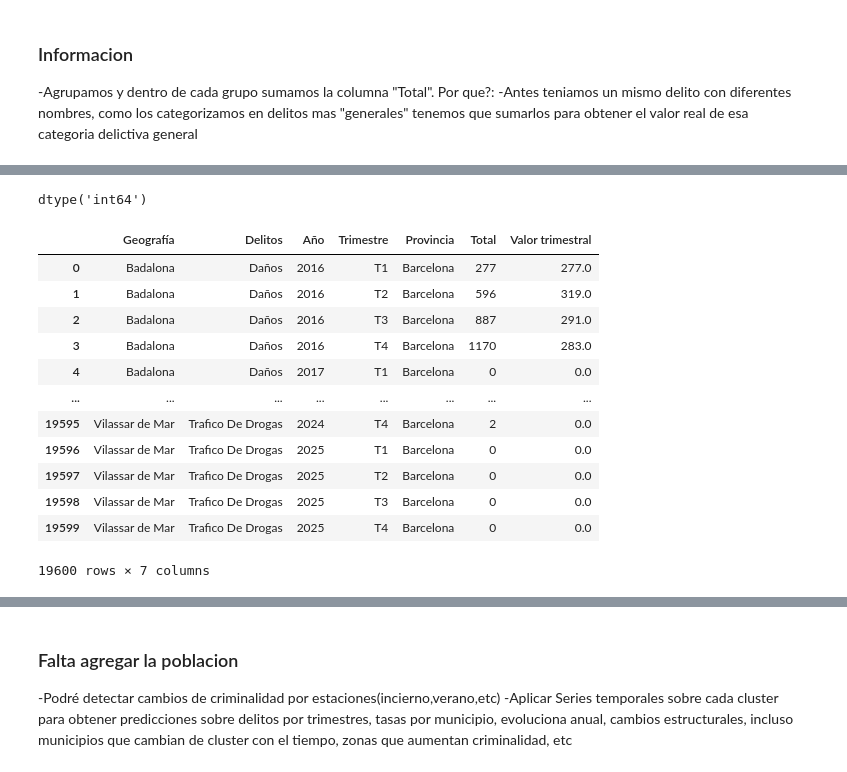
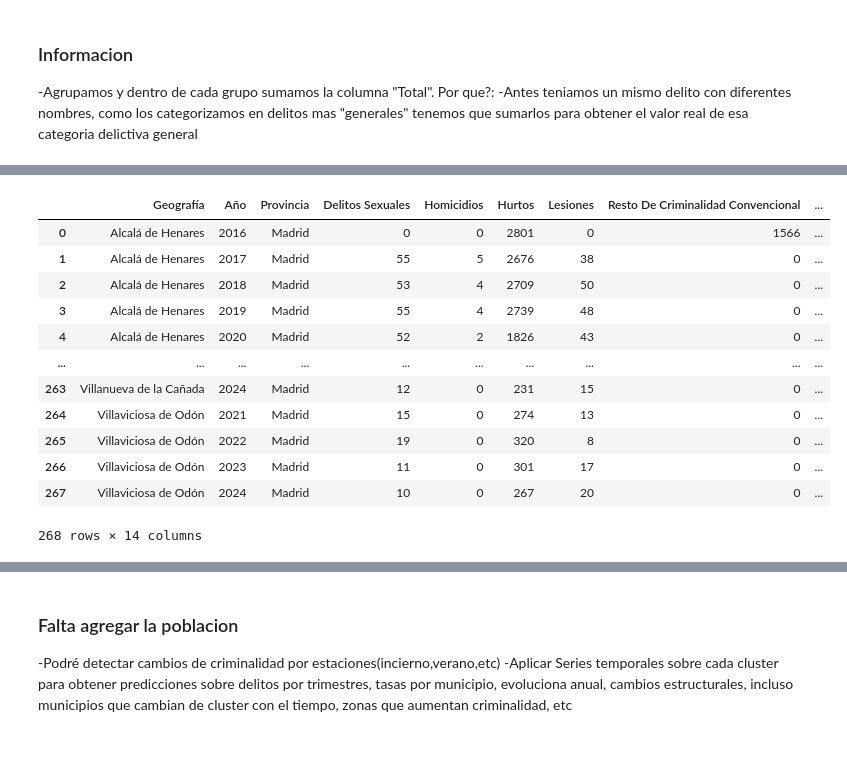
Before and after one commit to 4GeeksAcademy/sp-ml-20-final-project-g4, a Jupyter notebook: src/security_score_elreno23.ipynb, the cells around one changed output, grey strips where cells are left out. Cells and saved outputs as stored; diff of their text form; code cells hidden in the pictures.

```diff
--- a/src/security_score_elreno23.ipynb
+++ b/src/security_score_elreno23.ipynb
@@ -194,0 +143,5 @@ array(['- Municipio de Badalona', '- Municipio de Barberà del Vallès',
+# %%
+pd.set_option("display.max_rows",200)
+
+df_prueba = pd.DataFrame(df_limpieza_geografia["Geografía"].unique())
+df_prueba
@@ -408,8 +292,6 @@ def normalizar_texto_tipologia_penal(df):
     df["Tipología penal"] = (df["Tipología penal"]
                              .str.strip()
                              .str.lower()
-                             .str.replace(r"^[^a-zA-Z]+", "", regex=True) #elimina todo lo que no sea letra al inicio
-                             .str.replace(r"\(.*?\)", "", regex=True) #elimina paréntesis
                              .str.replace(r"\s+", " ", regex=True) #normaliza espacios
                              .str.strip()
                              )
@@ -657,38 +516,44 @@ df_trimestres_reales
-# %%
-df["Total"].head()
-df["Total"].dtype
-# %% [output]
-dtype('int64')
 # %%
-def pipeline_provincia(df, mapa_normalizacion):
+def pipeline_provincia(df, mapa_normalizacion, lista_municipios):
     df = limpiar_geografia_general(df)
     df = limpiar_tipologia_penal(df)
-    df = normalizar_nombres_municipios(df, mapa_normalizacion)
+
+    # Normalización de nombres de municipios (si hay mapa)
+    if mapa_normalizacion:
+        df = normalizacion_municipios(df, mapa_normalizacion)
+
+    # Filtrado por lista oficial de municipios
+    if lista_municipios:
+        df = filtrar_municipios(df, lista_municipios)
+
     df = normalizar_texto_tipologia_penal(df)
     df = generalizacion_tipologia_penal(df)
-    df = normalizacion_año_trimestres(df)
-    df = agregar_duplicados_tipologias(df)
-    df = calcular_trimestres_reales(df)
+    df = normalizacion_año_ultimo_trimestre(df)
+    df = pivot_delitos(df)
+
     return df
 
-df_valencia_limpio = pipeline_provincia(df_valencia, mapa_municipios_valencia)
-df_barcelona_limpio = pipeline_provincia(df_barcelona, mapa_municipios_barcelona)
-df_madrid_limpio = pipeline_provincia(df_madrid, {})
-df_barcelona_limpio
+
+df_valencia_limpio = pipeline_provincia(df_valencia,mapa_normalizacion_valencia, lista_municipios_valencia)
+
+df_barcelona_limpio = pipeline_provincia(df_barcelona,{},[])
+
+df_madrid_limpio = pipeline_provincia(df_madrid, {}, [])
+df_madrid_limpio
 # %% [output]
-|  | Geografía | Delitos | Año | Trimestre | Provincia | Total | Valor trimestral |
-| 0 | Badalona | Daños | 2016 | T1 | Barcelona | 277 | 277.0 |
-| 1 | Badalona | Daños | 2016 | T2 | Barcelona | 596 | 319.0 |
-| 2 | Badalona | Daños | 2016 | T3 | Barcelona | 887 | 291.0 |
-| 3 | Badalona | Daños | 2016 | T4 | Barcelona | 1170 | 283.0 |
-| 4 | Badalona | Daños | 2017 | T1 | Barcelona | 0 | 0.0 |
-| ... | ... | ... | ... | ... | ... | ... | ... |
-| 19595 | Vilassar de Mar | Trafico De Drogas | 2024 | T4 | Barcelona | 2 | 0.0 |
-| 19596 | Vilassar de Mar | Trafico De Drogas | 2025 | T1 | Barcelona | 0 | 0.0 |
-| 19597 | Vilassar de Mar | Trafico De Drogas | 2025 | T2 | Barcelona | 0 | 0.0 |
-| 19598 | Vilassar de Mar | Trafico De Drogas | 2025 | T3 | Barcelona | 0 | 0.0 |
-| 19599 | Vilassar de Mar | Trafico De Drogas | 2025 | T4 | Barcelona | 0 | 0.0 |
+|  | Geografía | Año | Provincia | Delitos Sexuales | Homicidios | Hurtos | Lesiones | Resto De Criminalidad Convencional | ... |
+| 0 | Alcalá de Henares | 2016 | Madrid | 0 | 0 | 2801 | 0 | 1566 | ... |
+| 1 | Alcalá de Henares | 2017 | Madrid | 55 | 5 | 2676 | 38 | 0 | ... |
+| 2 | Alcalá de Henares | 2018 | Madrid | 53 | 4 | 2709 | 50 | 0 | ... |
+| 3 | Alcalá de Henares | 2019 | Madrid | 55 | 4 | 2739 | 48 | 0 | ... |
+| 4 | Alcalá de Henares | 2020 | Madrid | 52 | 2 | 1826 | 43 | 0 | ... |
+| ... | ... | ... | ... | ... | ... | ... | ... | ... | ... |
+| 263 | Villanueva de la Cañada | 2024 | Madrid | 12 | 0 | 231 | 15 | 0 | ... |
+| 264 | Villaviciosa de Odón | 2021 | Madrid | 15 | 0 | 274 | 13 | 0 | ... |
+| 265 | Villaviciosa de Odón | 2022 | Madrid | 19 | 0 | 320 | 8 | 0 | ... |
+| 266 | Villaviciosa de Odón | 2023 | Madrid | 11 | 0 | 301 | 17 | 0 | ... |
+| 267 | Villaviciosa de Odón | 2024 | Madrid | 10 | 0 | 267 | 20 | 0 | ... |
-19600 rows × 7 columns
+268 rows × 14 columns
 # %%
 df_final = pd.concat([df_valencia_limpio, df_barcelona_limpio, df_madrid_limpio], ignore_index=True)
 df_final.to_csv("../data/processed/df_final.csv", index=False)
```
Also changed, not shown: parts of 23 cells of this notebook, 1 other file.
